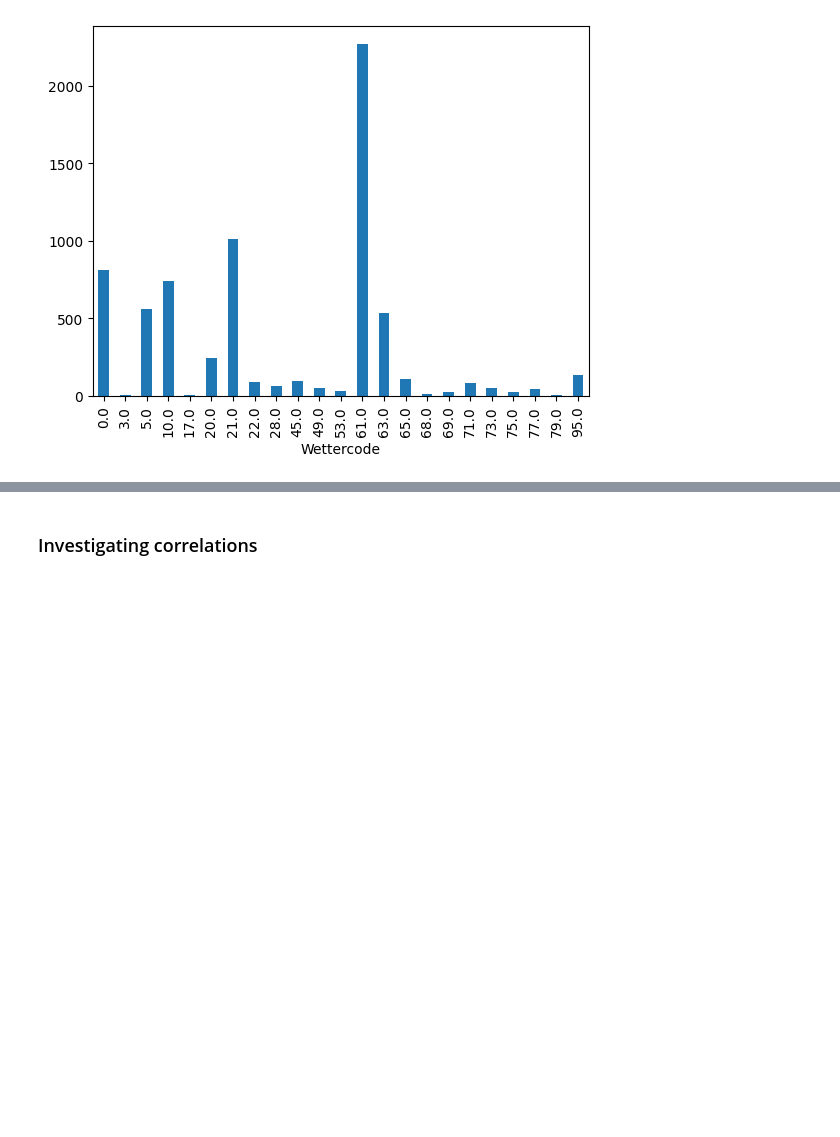
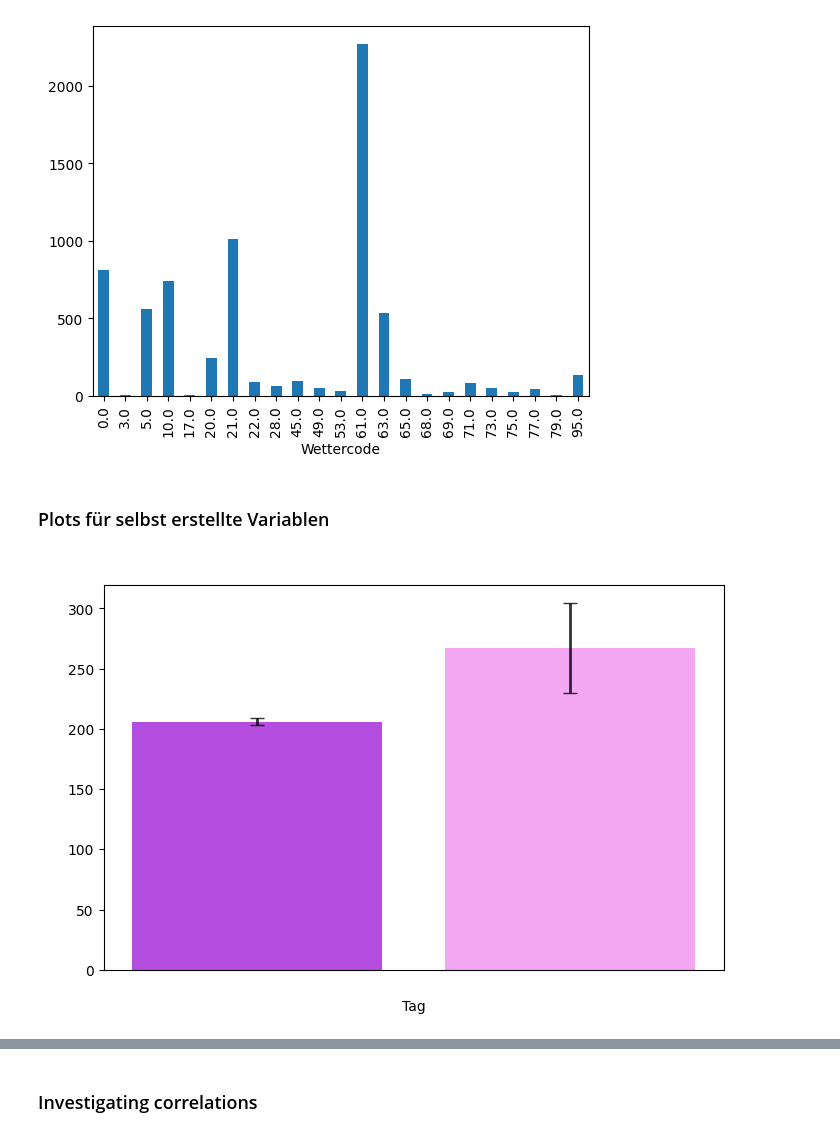
Before and after one commit to luettbert/bakery_prediction_data_science_and_ml, a Jupyter notebook: 1_DatasetCharacteristics/data_exploration.ipynb, the cells around one changed output, grey strips where cells are left out. Saved outputs shown, nothing was run; the diff lists cells and outputs as text; code cells hidden in the pictures; blank space fills up the shorter version.

```diff
--- a/1_DatasetCharacteristics/data_exploration.ipynb
+++ b/1_DatasetCharacteristics/data_exploration.ipynb
@@ -310,3 +343,5 @@ df["Wettercode"].value_counts().sort_index().plot(kind="bar")
 [figure]
 <Axes: xlabel='Wettercode'>
 [figure]
+# %% [markdown]
+### Plots für selbst erstellte Variablen
@@ -312,0 +352,59 @@ df["Wettercode"].value_counts().sort_index().plot(kind="bar")
+# %%
+from scipy.stats import sem, t
+
+# Effekt von Feiertagen
+## Feiertag ja/nein
+
+# Gruppierung der Daten nach "Feiertag"
+grouped = df.groupby("Feiertag")["Umsatz"]
+
+# Durchschnittswerte berechnen
+average_umsatz = grouped.mean()
+
+# Konfidenzintervalle berechnen
+confidence_level = 0.95
+n = grouped.count()  # Anzahl der Datenpunkte pro Gruppe
+std_err = grouped.apply(sem)  # Standardfehler der Mittelwerte
+h = std_err * t.ppf((1 + confidence_level) / 2, n - 1)  # Halbbreite des Konfidenzintervalls
+
+# Labels für die Kategorien
+labels = ["Kein Feiertag", "Feiertag"]
+
+# Plot erstellen
+fig, ax = plt.subplots(figsize=(8, 5), facecolor='none')  # Hintergrund transparent
+ax.set_facecolor('none')
+
+# Balken-Plot zeichnen mit Fehlerbalken (Konfidenzintervalle)
+bars = ax.bar(labels, average_umsatz, yerr=h, color=['darkviolet', 'violet'], alpha=0.7, capsize=5, error_kw={'elinewidth': 2, 'alpha': 0.8, 'color':'white'})
+
+# Titel und Achsenbeschriftungen
+ax.set_title("Durchschnittlicher Umsatz pro Feiertag bzw. an Tagen, die kein Feiertag sind", color='white')
+ax.set_ylabel("Durchschnittlicher Umsatz", color='white')
+ax.set_xlabel("Tag")
+
+# X-Achsentick-Farbe auf weiß setzen
+ax.tick_params(axis='x', colors='white')  # x-Achsen-Labels
+
+# Werte über den Balken anzeigen (Textfarbe auf weiß setzen)
+for i, bar in enumerate(bars):
+    height = bar.get_height()
+    ci = h.iloc[i]  # Konfidenzintervall für die aktuelle Kategorie
+    ax.text(
+        bar.get_x() + bar.get_width()/2,
+        height + ci + 0.1,
+        f'{height:.2f}',
+        ha='center',
+        va='bottom',
+        color='white'
+    )
+
+# Werte über den Balken anzeigen
+#for i, bar in enumerate(bars):
+#    height = bar.get_height()
+#    ci = h.iloc[i]  # Konfidenzintervall für die aktuelle Kategorie
+#    ax.text(bar.get_x() + bar.get_width()/2, height + ci + 0.1, f'{height:.2f}', ha='center', va='bottom', color ='white')
+
+# Plot anzeigen
+plt.show()
+# %% [output]
+[figure, added]
```
Also changed, not shown: parts of 6 cells of this notebook.
